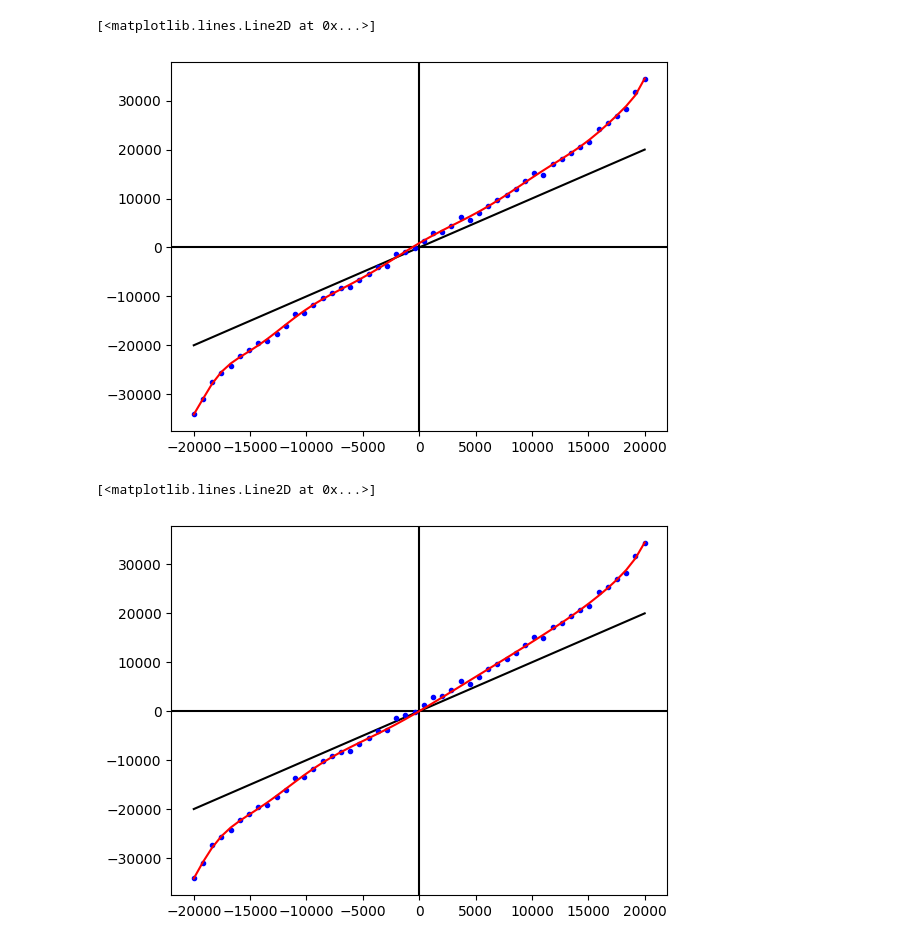
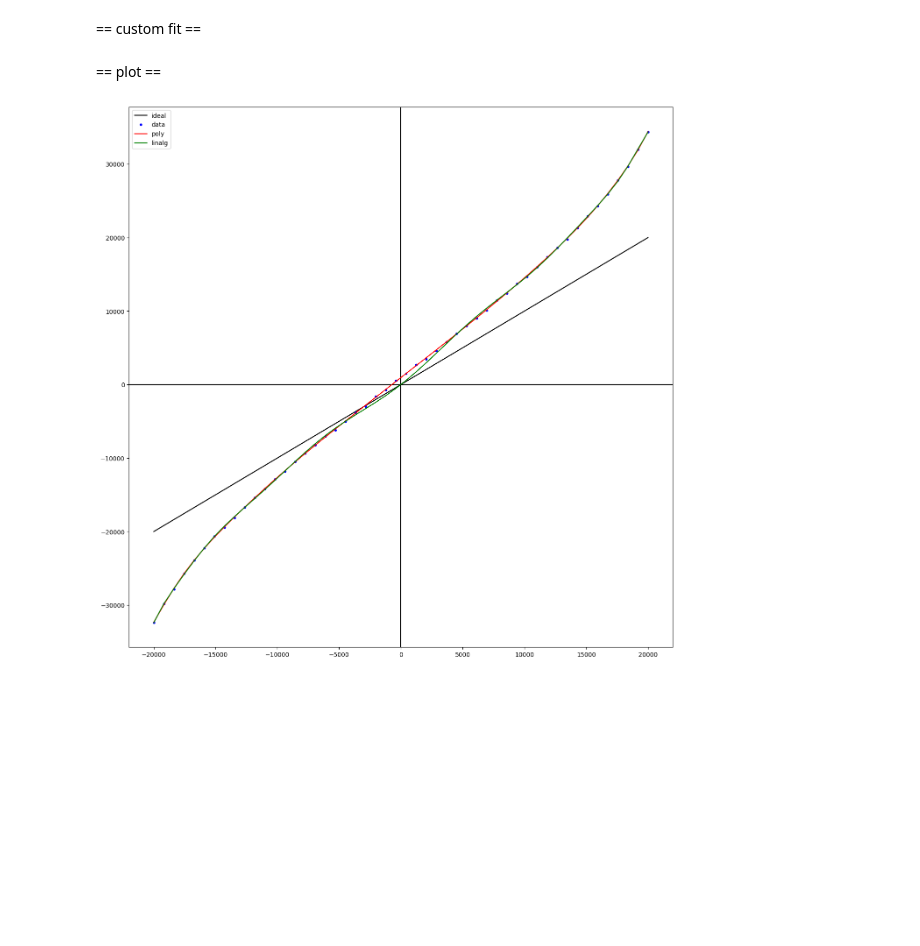
Before and after one commit to stefanschell/playground, a Jupyter notebook: playground.ipynb, the cells around one changed output. Cells and saved outputs as stored; diff of their text form; code cells hidden in the pictures; blank space fills up the shorter version.

```diff
--- a/playground.ipynb
+++ b/playground.ipynb
@@ -10,20 +12,15 @@ x_num = 50
 xV = np.linspace(x_min, x_max, x_num)
 # %%
 m = 1.3
-b = 500
+b = 1000
 
 a = 50
 T = 4000
 
-n = 500
+n = 100
 
 yV_lin = m * xV + b
 yV_exp = np.sign(xV) * a * (np.exp(abs(xV)/T) - 1)
 yV_noi = n * np.random.normal(size=xV.size)
 
 yV = yV_lin + yV_exp + yV_noi
-
-plt.axvline(x=0, color='k')
-plt.axhline(y=0, color='k')
-plt.plot(xV, xV, 'k')
-plt.plot(xV, yV, '.b')
@@ -34,28 +30,32 @@ plt.plot(xV, yV, '.b')
 deg = 13
 
 f = np.poly1d(np.polyfit(xV, yV, deg=deg))
-
-plt.axvline(x=0, color='k')
-plt.axhline(y=0, color='k')
-plt.plot(xV, xV, 'k')
-plt.plot(xV, yV, '.b')
-plt.plot(xV, f(xV), 'r')
+yfV = f(xV)
-# %% [output]
-[<matplotlib.lines.Line2D at 0x...>]
-[figure, removed]
+# %% [markdown]
+== custom fit ==
 # %%
 start_order = 1
 stop_order = 13
 
-xM = np.vstack([xV**i for i in range(start_order, stop_order+1, 1)]).T
+xM = np.vstack([xV**i for i in range(start_order, stop_order+1)]).T
 coeff = np.linalg.solve(xM.T @ xM, xM.T @ yV)
-yVp = xM @ coeff
-
-plt.axvline(x=0, color='k')
-plt.axhline(y=0, color='k')
-plt.plot(xV, xV, 'k')
-plt.plot(xV, yV, '.b')
-plt.plot(xV, yVp, 'r')
+ygV = xM @ coeff
-# %% [output]
-[<matplotlib.lines.Line2D at 0x...>]
-[figure, removed]
+# %% [markdown]
+== plot ==
+# %%
+def plot(xV, yV, fV_list=None):
+    _, ax = plt.subplots(figsize=(16, 16))
+    colors = ['-r', '-g']
+    ax.axvline(x=0, color='k')
+    ax.axhline(y=0, color='k')
+    ax.plot(xV, xV, 'k', label='ideal')
+    ax.plot(xV, yV, '.b', label='data')
+    if fV_list:
+        for num, (fV, name) in enumerate(fV_list):
+            ax.plot(xV, fV, colors[num % len(colors)], label=name)
+    ax.legend()
+    plt.show()
+# %%
+plot(xV, yV, [(yfV, 'poly'), (ygV, 'linalg')])
+# %% [output]
+[figure, added]
```
Also changed, not shown: parts of 3 cells of this notebook.
